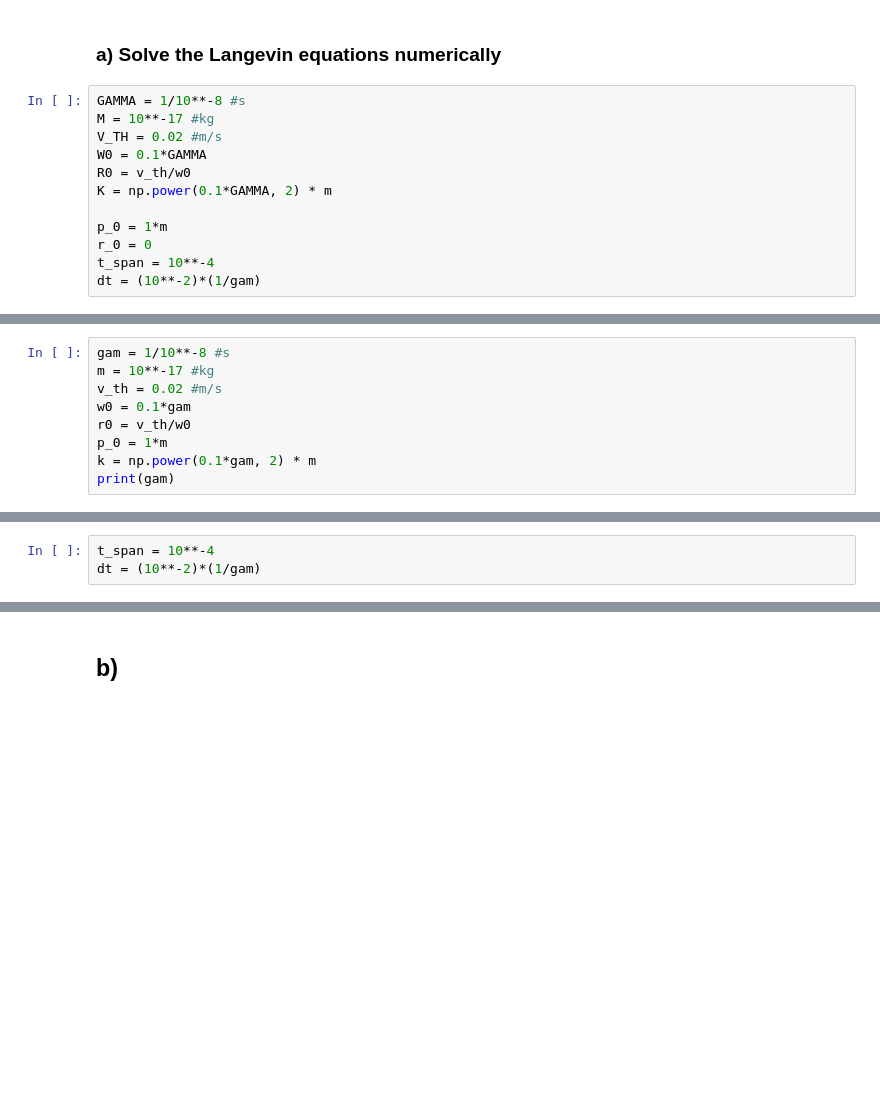
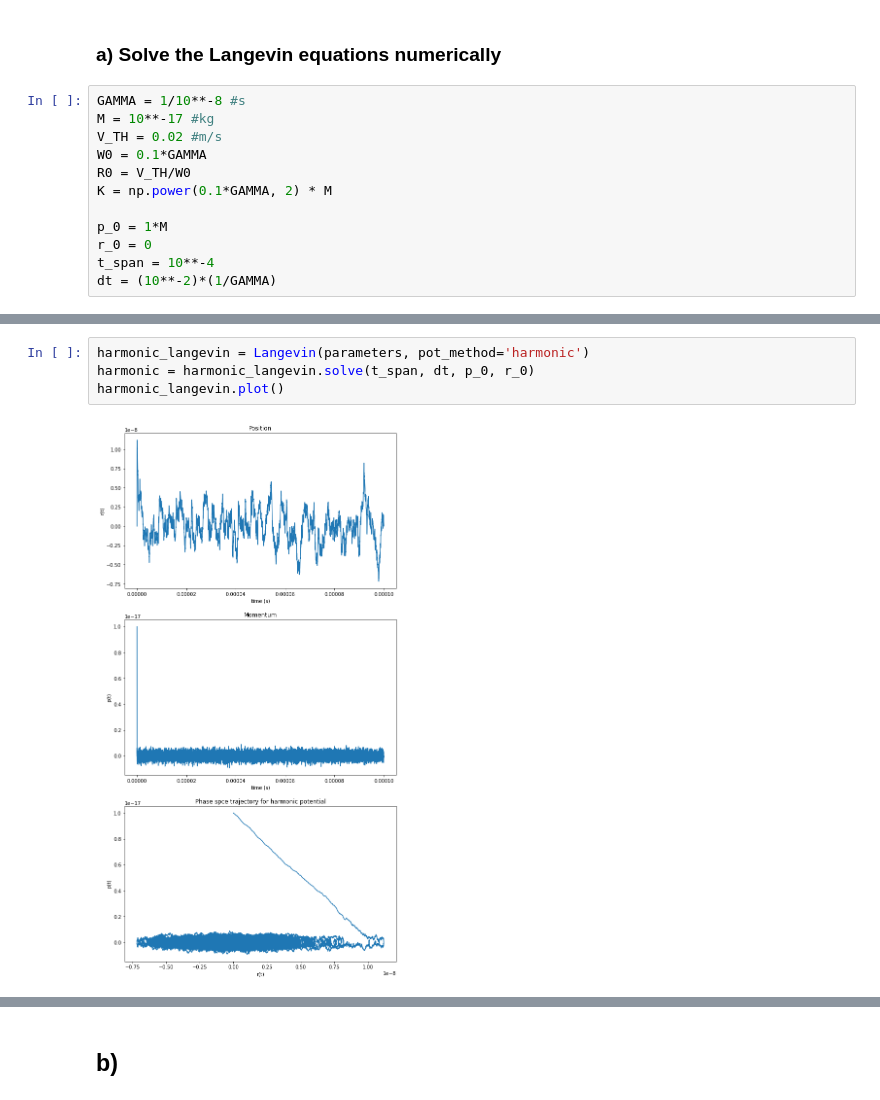
Before and after one commit to evabertalan/comp_physics, a Jupyter notebook: 3/3_Langevin equation.ipynb, the cells around one changed output, grey strips where cells are left out. Saved outputs shown, nothing was run; the diff lists cells and outputs as text; blank space fills up the shorter version.

Commit message:
create Langevin class

```diff
--- a/3/3_Langevin equation.ipynb
+++ b/3/3_Langevin equation.ipynb
@@ -10,10 +10,10 @@ GAMMA = 1/10**-8 #s
 M = 10**-17 #kg
 V_TH = 0.02 #m/s
 W0 = 0.1*GAMMA
-R0 = v_th/w0
-K = np.power(0.1*GAMMA, 2) * m
+R0 = V_TH/W0
+K = np.power(0.1*GAMMA, 2) * M
 
-p_0 = 1*m
+p_0 = 1*M
 r_0 = 0
 t_span = 10**-4
-dt = (10**-2)*(1/gam)
+dt = (10**-2)*(1/GAMMA)
@@ -113,9 +94,0 @@ def euler_maruyama(deriv_pot, t_span, dt, p_0, r_0=0):
-# %%
-gam = 1/10**-8 #s
-m = 10**-17 #kg
-v_th = 0.02 #m/s
-w0 = 0.1*gam
-r0 = v_th/w0
-p_0 = 1*m
-k = np.power(0.1*gam, 2) * m
-print(gam)
@@ -124,3 +94,0 @@ print(gam)
-# %%
-t_span = 10**-4
-dt = (10**-2)*(1/gam)
@@ -158,0 +95,6 @@ plt.show()
+# %%
+harmonic_langevin = Langevin(parameters, pot_method='harmonic')
+harmonic = harmonic_langevin.solve(t_span, dt, p_0, r_0)
+harmonic_langevin.plot()
+# %% [output]
+[figure, added]
```
Also changed, not shown: parts of 24 cells of this notebook.
